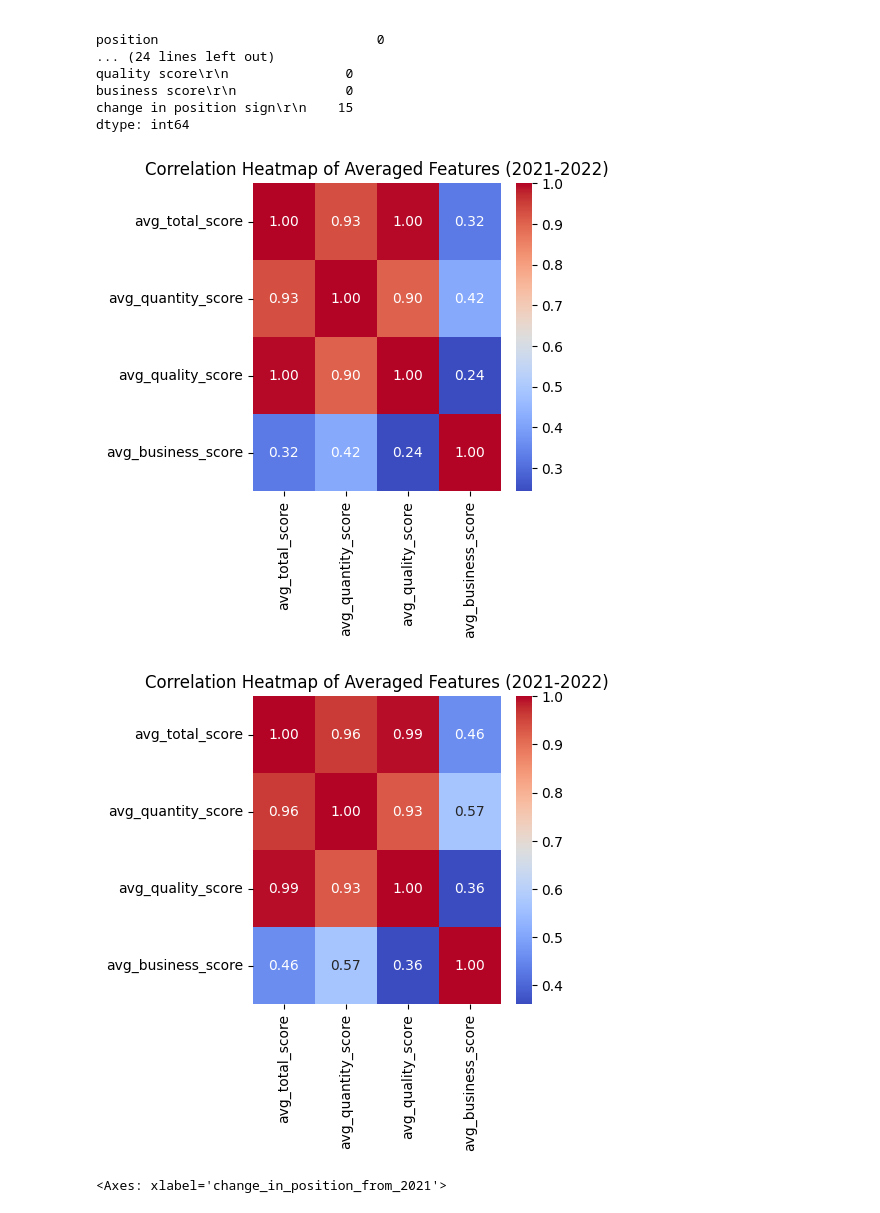
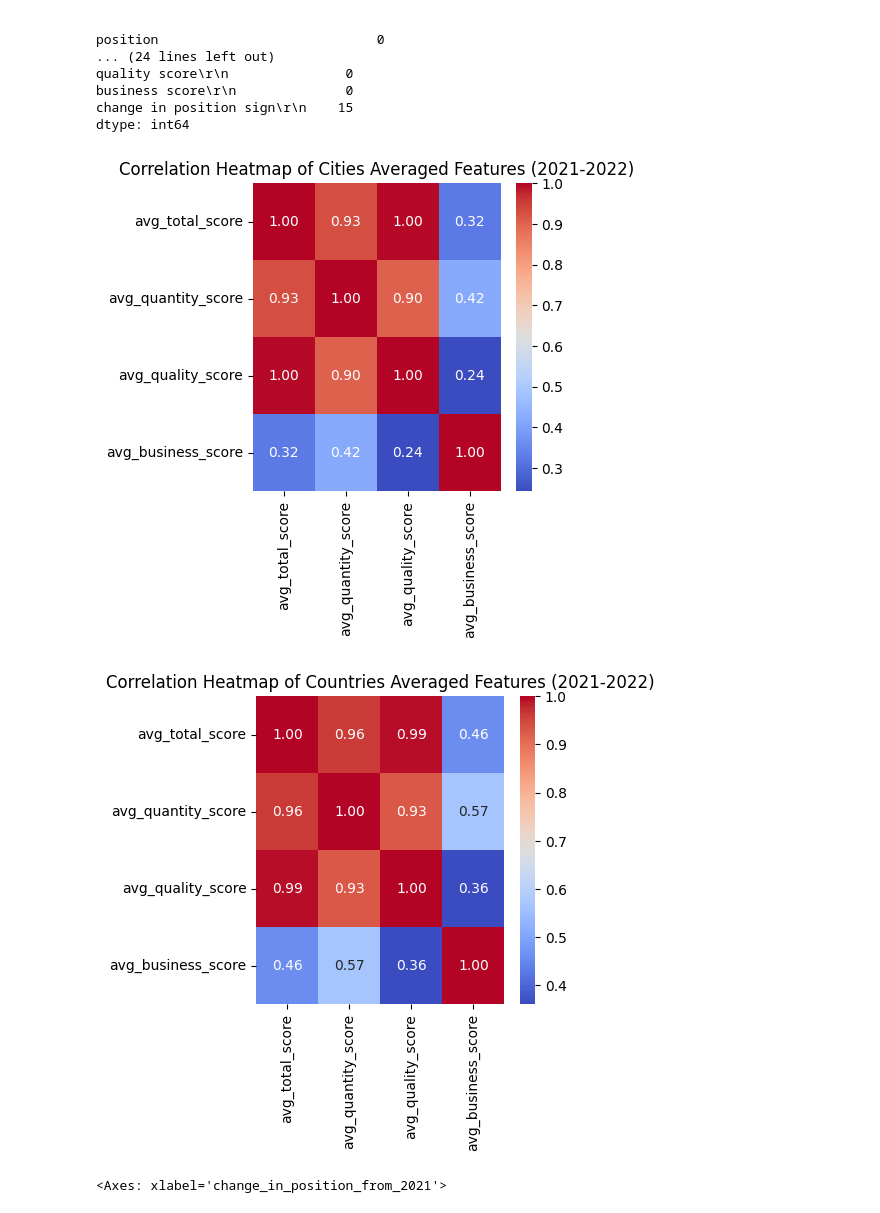
Before and after one commit to michaeljf00/applied_analytics_and_predictive_modeling, a Jupyter notebook: Lecture_13_Applied_Analytics_and_Predictive_Modeling.ipynb, the cells around one changed output. Drawn from its saved outputs; the diff is of its cells as text; code cells hidden in the pictures.

```diff
--- a/Lecture_13_Applied_Analytics_and_Predictive_Modeling.ipynb
+++ b/Lecture_13_Applied_Analytics_and_Predictive_Modeling.ipynb
@@ -58,34 +58,34 @@ countries = countries.rename(columns={"change in position from 2020": "change_in
 countries = countries.rename(columns={"change in position": "change_in_position_from_2021", "quantity score\r\n": "quantity_score_2022", "quality score\r\n": "quality_score_2022", "business score\r\n": "business_score_2022",
   "change in position sign\r\n": "sign_of_change_in_position_2022"})
 # %%
-cities['avg_total_score'] = (cities['total score_2021'] + cities['total score_2022']) / 2
 cities['avg_quantity_score'] = (cities['quantity_score_2021'] + cities['quantity_score_2022']) / 2
 cities['avg_quality_score'] = (cities['quality_score_2021'] + cities['quality_score_2022']) / 2
 cities['avg_business_score'] = (cities['business_score_2021'] + cities['business_score_2022']) / 2
+cities['avg_total_score'] = cities['avg_quantity_score'] + cities['avg_quality_score'] + cities['avg_business_score']
 
-countries['avg_total_score'] = (countries['total score_2021'] + countries['total score_2022']) / 2
 countries['avg_quantity_score'] = (countries['quantity_score_2021'] + countries['quantity_score_2022']) / 2
 countries['avg_quality_score'] = (countries['quality_score_2021'] + countries['quality_score_2022']) / 2
 countries['avg_business_score'] = (countries['business_score_2021'] + countries['business_score_2022']) / 2
+countries['avg_total_score'] = countries['avg_quantity_score'] + countries['avg_quality_score'] + countries['avg_business_score']
 # %%
 city_averaged_features_df = cities[['avg_total_score', 'avg_quantity_score', 'avg_quality_score', 'avg_business_score', 'change_in_position_from_2020', 'change_in_position_from_2021']]
 country_averaged_features_df = countries[['avg_total_score', 'avg_quantity_score', 'avg_quality_score', 'avg_business_score', 'change_in_position_from_2020', 'change_in_position_from_2021']]
 
 
 # Create a heatmap using seaborn
 plt.figure(figsize=(4, 4))
 sns.heatmap(city_averaged_features_df.corr(), annot=True, cmap='coolwarm', fmt=".2f")
-plt.title('Correlation Heatmap of Averaged Features (2021-2022)')
+plt.title('Correlation Heatmap of Cities Averaged Features (2021-2022)')
 plt.show()
 
 # Create a heatmap using seaborn
 plt.figure(figsize=(4, 4))
 sns.heatmap(country_averaged_features_df.corr(), annot=True, cmap='coolwarm', fmt=".2f")
-plt.title('Correlation Heatmap of Averaged Features (2021-2022)')
+plt.title('Correlation Heatmap of Countries Averaged Features (2021-2022)')
 plt.show()
 # %% [output]
-[figure, old version]
+[figure, new version]
-[figure, old version]
+[figure, new version]
 # %%
 countries.plot(x="avg_quantity_score", y='avg_quality_score', style='o')
 countries.plot(x="change_in_position_from_2020", y='total score_2021', style='o')
```
Also changed, not shown: parts of 3 cells of this notebook, 1 other file.
